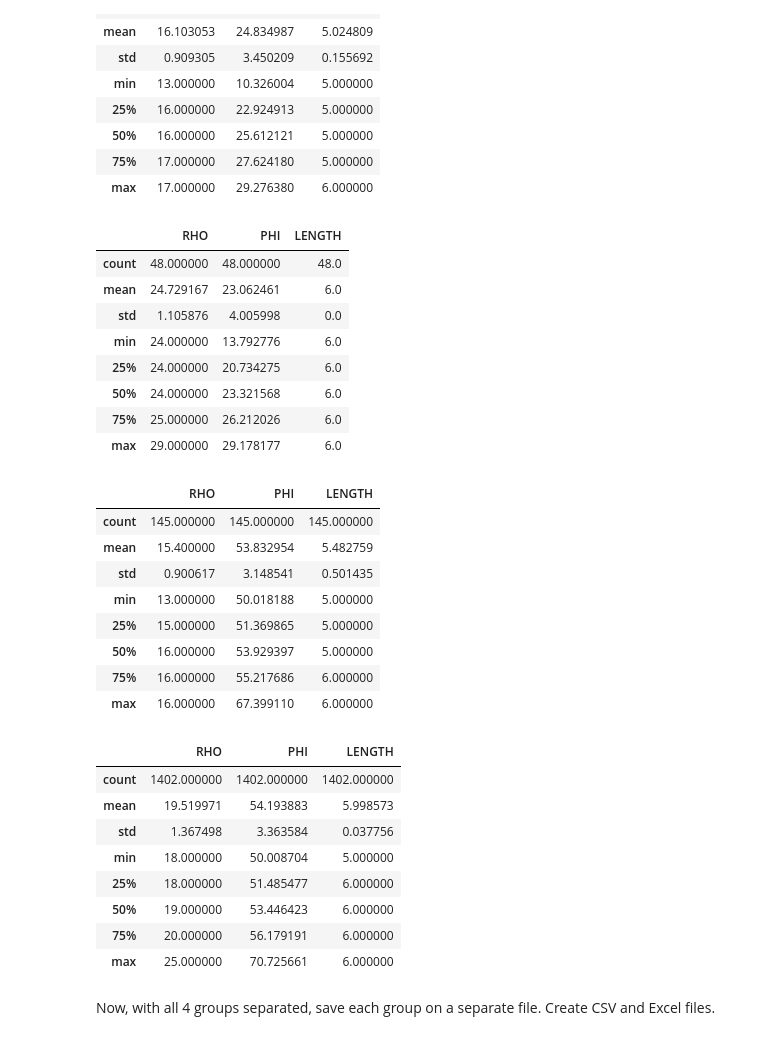
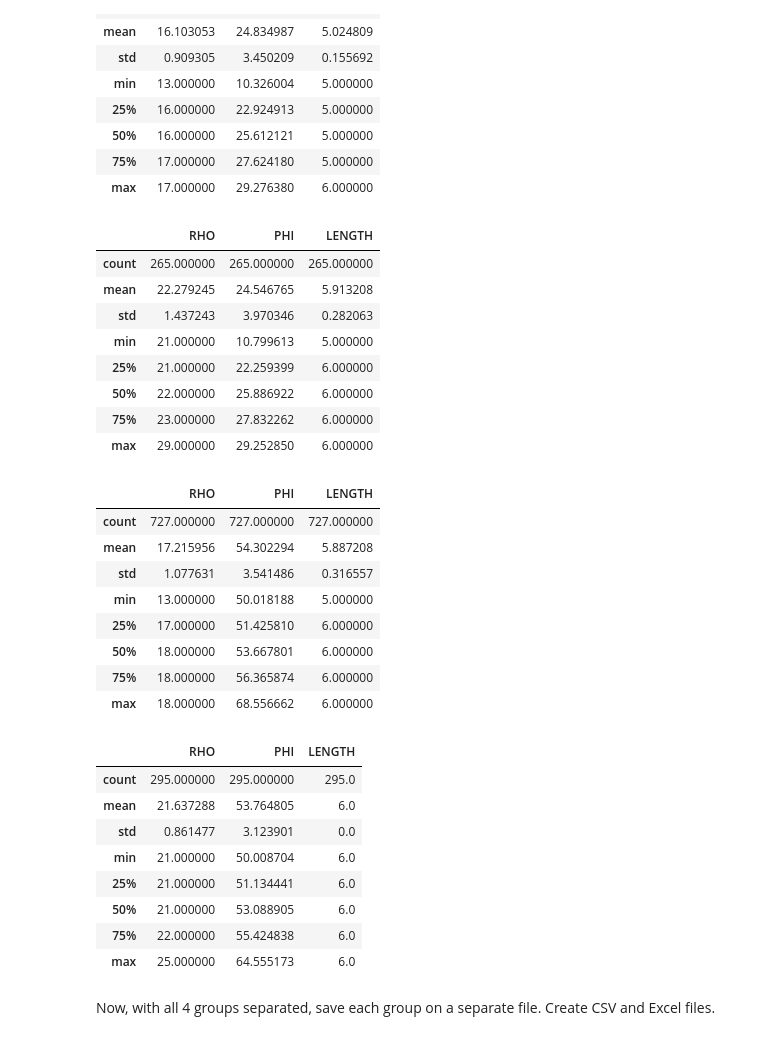
Before and after one commit to wakaru44/letter_counting, a Jupyter notebook: code/Letter Counting.ipynb, the cells around one changed output. Cells and saved outputs as stored; diff of their text form; code cells hidden in the pictures.

```diff
--- a/code/Letter Counting.ipynb
+++ b/code/Letter Counting.ipynb
@@ -570,0 +584,11 @@ Group D:
+# %%
+## TEMP.
+
+# taking a closer look at the data
+
+# Between 5 and 6 characters long
+min_l = 5
+max_l = 6
+words = data.loc[data["LENGTH"].apply(lambda x: filter_length(x,min_l,max_l))]
+words = words.loc[words["PALABRA"].apply(filter_chars)]
+words.describe()
@@ -630,46 +664,46 @@ def build_word_group_b(dataset):
 
         Group B:
 
-            Phi < 1/3PhiMax  ( > 100 )
-            Rho > 2/3 RhoMax
+            Phi < 1/3PhiMax
+            Rho > 1/2 RhoMax
 
 
     """
     # filter_length # Between 5 and 6 characters long
     min_l = 5
     max_l = 6
     #print(len(dataset))
     words = dataset.loc[dataset["LENGTH"].apply(lambda x: filter_length(x,min_l,max_l))]
     words = words.loc[words["PALABRA"].apply(filter_chars)]
     #print(len(words))
     # filter_phi
     lim_min_phi = words.PHI.min()
     alcanze = words.PHI.max() - words.PHI.min()
     lim_max_phi = (( alcanze / 3 ) * 1 ) + lim_min_phi # Take 1/3 of the difference between Phi Max and Phi Min
     wordsaphi = words.loc[words["PHI"].apply(lambda x: filter_phi(x,lim_min_phi,lim_max_phi) )]
     #print(len(wordsaphi))
     # filter_rho
     alcanze = words.RHO.max() - words.RHO.min()
-    lim_min_rho = (( alcanze / 3 ) * 2 ) + words.RHO.min()
+    lim_min_rho = (( alcanze / 4 ) * 2 ) + words.RHO.min()
     lim_max_rho = 9999
     wordsrho = wordsaphi.loc[wordsaphi["RHO"].apply(lambda x: filter_rho(x,lim_min_rho,lim_max_rho) )]
     #print(len(wordsrho))
     return wordsrho
 
 
 
 groupB = build_word_group_b(data)
 groupB.describe()
 # %% [output]
 |  | RHO | PHI | LENGTH |
-| count | 48.000000 | 48.000000 | 48.0 |
-| mean | 24.729167 | 23.062461 | 6.0 |
-| std | 1.105876 | 4.005998 | 0.0 |
-| min | 24.000000 | 13.792776 | 6.0 |
-| 25% | 24.000000 | 20.734275 | 6.0 |
-| 50% | 24.000000 | 23.321568 | 6.0 |
-| 75% | 25.000000 | 26.212026 | 6.0 |
-| max | 29.000000 | 29.178177 | 6.0 |
+| count | 265.000000 | 265.000000 | 265.000000 |
+| mean | 22.279245 | 24.546765 | 5.913208 |
+| std | 1.437243 | 3.970346 | 0.282063 |
+| min | 21.000000 | 10.799613 | 5.000000 |
+| 25% | 21.000000 | 22.259399 | 6.000000 |
+| 50% | 22.000000 | 25.886922 | 6.000000 |
+| 75% | 23.000000 | 27.832262 | 6.000000 |
+| max | 29.000000 | 29.252850 | 6.000000 |
 # %%
 ## Building the 3rd group, the 1st of the second column
 
@@ -679,8 +713,8 @@ def build_word_group_c(dataset):
 
     Group C:
 
-        Phi > 2/3PhiMax
-        Rho < 1/3RhoMax
+        Phi > 2/3 PhiMax
+        Rho < 1/2 RhoMax
 
 
     """
@@ -700,7 +734,7 @@ def build_word_group_c(dataset):
     # filter_rho
     lim_min_rho = 0
     alcanze = wordsaphi.RHO.max() - wordsaphi.RHO.min()
-    lim_max_rho = ((( alcanze / 3 ) * 1 ) + wordsaphi.RHO.min() ) # 1/3 of Rho Max
+    lim_max_rho = ((( alcanze / 2 ) * 1 ) + wordsaphi.RHO.min() ) # 1/3 of Rho Max
     wordsrho = wordsaphi.loc[wordsaphi["RHO"].apply(lambda x: filter_rho(x,lim_min_rho,lim_max_rho) )]
     #print(len(wordsrho))
     return wordsrho
@@ -711,14 +745,14 @@ groupC = build_word_group_c(data)
 groupC.describe()
 # %% [output]
 |  | RHO | PHI | LENGTH |
-| count | 145.000000 | 145.000000 | 145.000000 |
-| mean | 15.400000 | 53.832954 | 5.482759 |
-| std | 0.900617 | 3.148541 | 0.501435 |
+| count | 727.000000 | 727.000000 | 727.000000 |
+| mean | 17.215956 | 54.302294 | 5.887208 |
+| std | 1.077631 | 3.541486 | 0.316557 |
 | min | 13.000000 | 50.018188 | 5.000000 |
-| 25% | 15.000000 | 51.369865 | 5.000000 |
-| 50% | 16.000000 | 53.929397 | 5.000000 |
-| 75% | 16.000000 | 55.217686 | 6.000000 |
-| max | 16.000000 | 67.399110 | 6.000000 |
+| 25% | 17.000000 | 51.425810 | 6.000000 |
+| 50% | 18.000000 | 53.667801 | 6.000000 |
+| 75% | 18.000000 | 56.365874 | 6.000000 |
+| max | 18.000000 | 68.556662 | 6.000000 |
 # %%
 ## Building the 4th group, the 2nd of the second column
 
@@ -729,7 +763,7 @@ def build_word_group_d(dataset):
         Group D:
 
             Phi > 2/3PhiMax
-            Rho > 2/3RhoMax
+            Rho > 1/2RhoMax
 
 
 
@@ -749,7 +783,7 @@ def build_word_group_d(dataset):
     #print(len(wordsaphi))
     # filter_rho
     alcanze = words.RHO.max() - words.RHO.min()
-    lim_min_rho = (( alcanze / 3 ) * 1 ) + words.RHO.min() # 1/3 of Rho Max
+    lim_min_rho = (( alcanze / 2 ) * 1 ) + words.RHO.min() # 1/3 of Rho Max
     lim_max_rho = 9999
     wordsrho = wordsaphi.loc[wordsaphi["RHO"].apply(lambda x: filter_rho(x,lim_min_rho,lim_max_rho) )]
     #print(len(wordsrho))
@@ -761,14 +795,14 @@ groupD = build_word_group_d(data)
 groupD.describe()
 # %% [output]
 |  | RHO | PHI | LENGTH |
-| count | 1402.000000 | 1402.000000 | 1402.000000 |
-| mean | 19.519971 | 54.193883 | 5.998573 |
-| std | 1.367498 | 3.363584 | 0.037756 |
-| min | 18.000000 | 50.008704 | 5.000000 |
-| 25% | 18.000000 | 51.485477 | 6.000000 |
-| 50% | 19.000000 | 53.446423 | 6.000000 |
-| 75% | 20.000000 | 56.179191 | 6.000000 |
-| max | 25.000000 | 70.725661 | 6.000000 |
+| count | 295.000000 | 295.000000 | 295.0 |
+| mean | 21.637288 | 53.764805 | 6.0 |
+| std | 0.861477 | 3.123901 | 0.0 |
+| min | 21.000000 | 50.008704 | 6.0 |
+| 25% | 21.000000 | 51.134441 | 6.0 |
+| 50% | 21.000000 | 53.088905 | 6.0 |
+| 75% | 22.000000 | 55.424838 | 6.0 |
+| max | 25.000000 | 64.555173 | 6.0 |
 # %% [markdown]
 Now, with all 4 groups separated, save each group on a separate file.
 Create CSV and Excel files.
```
Also changed, not shown: parts of 2 cells of this notebook, 8 other files.
